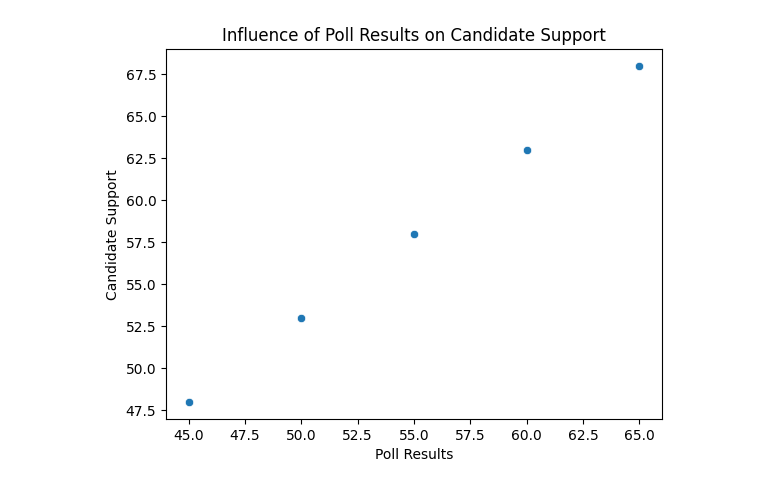
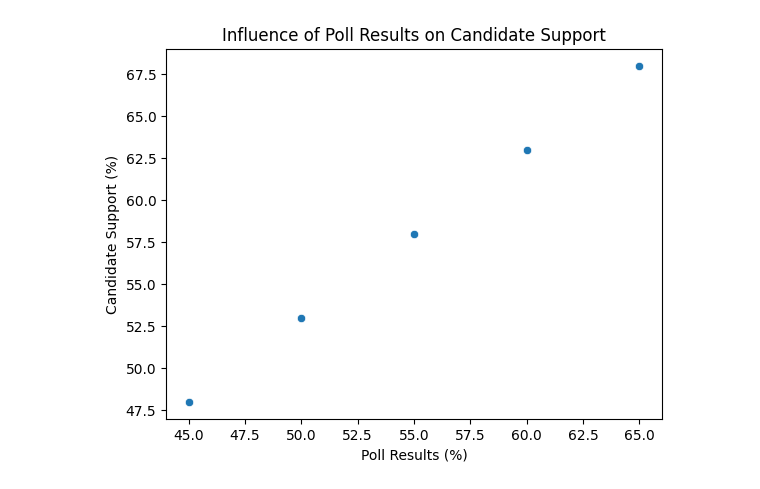
Before and after one commit to MukeshNarma/Analyzing-Crime-Rates-and-Trends-across-Major-Cities, a Jupyter notebook: DATAEXPLORATIONANDVISULISATION.ipynb, the cells around one changed output. Drawn from its saved outputs; the diff is of its cells as text; code cells hidden in the pictures.

```diff
--- a/DATAEXPLORATIONANDVISULISATION.ipynb
+++ b/DATAEXPLORATIONANDVISULISATION.ipynb
@@ -3,19 +97,16 @@
 # %%
 import pandas as pd
 import seaborn as sns
 import matplotlib.pyplot as plt
-
-# Simulated data
 data = {
     'Poll Results': [45, 50, 55, 60, 65],
     'Candidate Support': [48, 53, 58, 63, 68]
 }
-
 df = pd.DataFrame(data)
-
-# Plot the influence of Poll Results on Candidate Support
 sns.scatterplot(x='Poll Results', y='Candidate Support', data=df)
 plt.title('Influence of Poll Results on Candidate Support')
+plt.xlabel('Poll Results (%)')
+plt.ylabel('Candidate Support (%)')
 plt.show()
 # %% [output]
-[figure, old version]
+[figure, new version]
```
Also changed, not shown: parts of 8 cells of this notebook.
